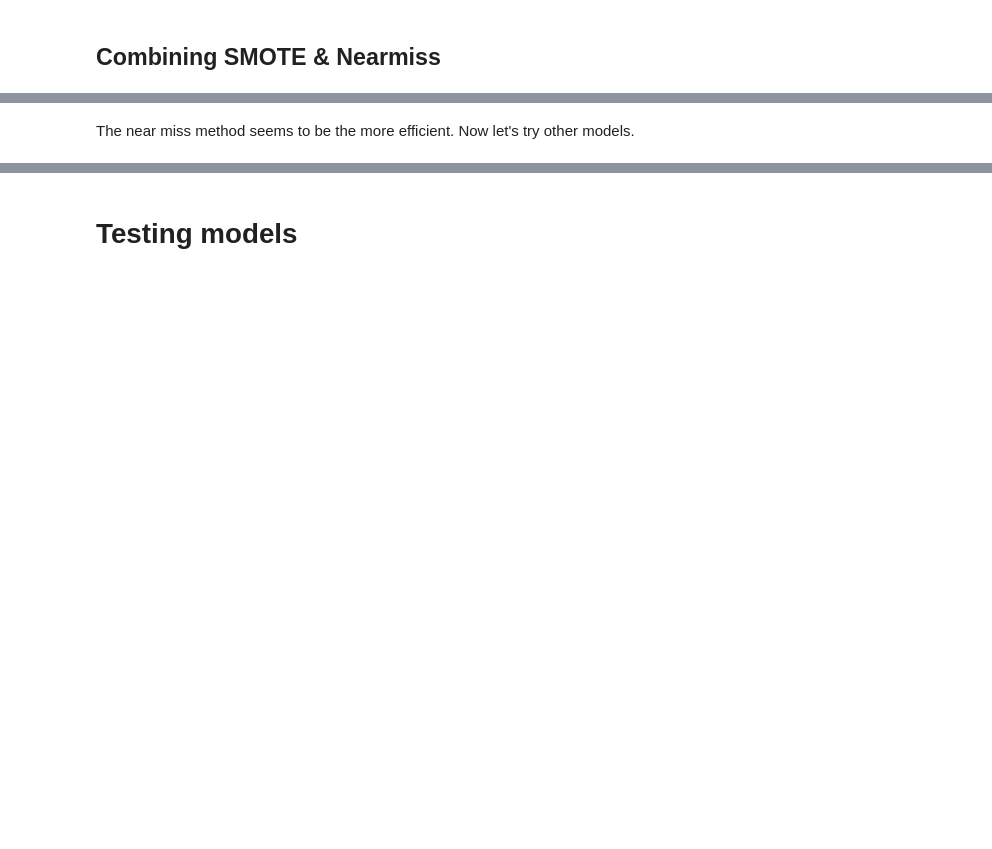
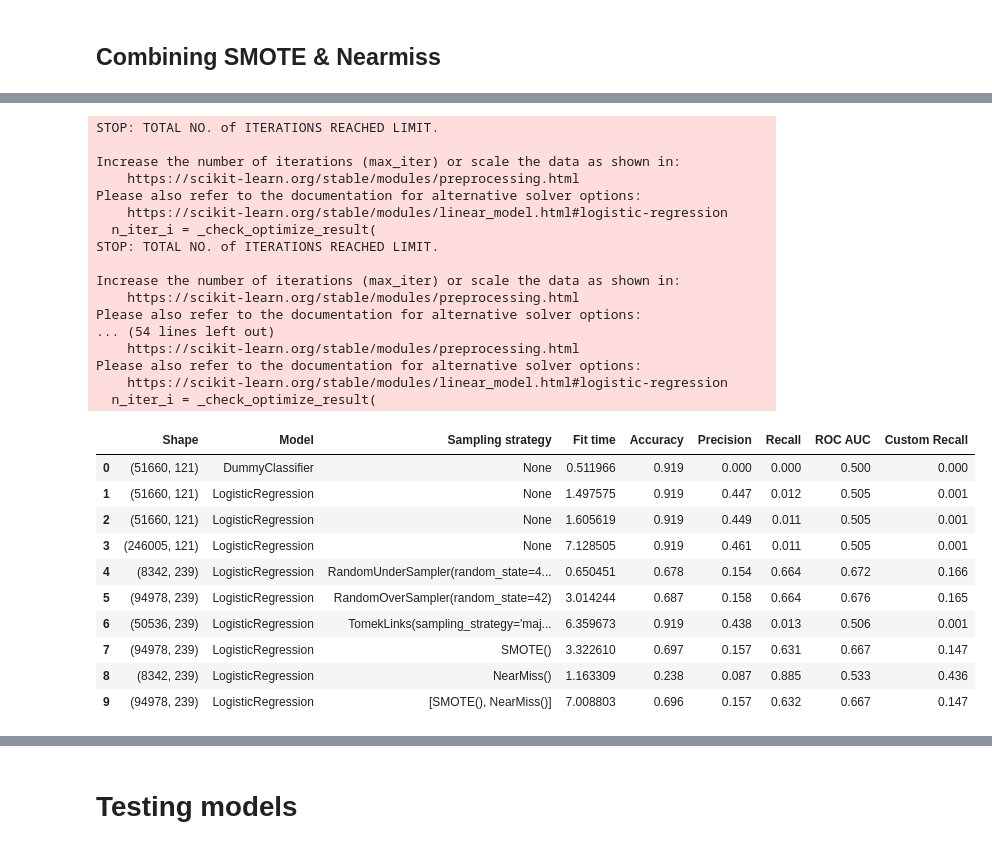
Before and after one commit to Laeti-dev/P4_Credit-Scoring-Model, a Jupyter notebook: ikusawa_laetitia_1_notebook_0824.ipynb, the cells around one changed output, grey strips where cells are left out. Cells and saved outputs as stored; diff of their text form; code cells hidden in the pictures; blank space fills up the shorter version.

```diff
--- a/ikusawa_laetitia_1_notebook_0824.ipynb
+++ b/ikusawa_laetitia_1_notebook_0824.ipynb
@@ -1121,6 +1005,0 @@ Name: count, dtype: int64
-# %%
-pipeline = Pipeline(
-    steps=[("scaler", MinMaxScaler()), ("LogisticRegression()", LogisticRegression())]
-)
-results = train_model(test_under.drop(columns=["TARGET"]), test_under["TARGET"], pipeline, results, sampling_strategy='Manual Under-sampling')
-display(results)
@@ -1196,3 +1005,0 @@ Name: count, dtype: int64
-# %%
-results = train_model(test_over.drop(columns=["TARGET"]), test_over["TARGET"], pipeline, results, sampling_strategy='Manual over-sampling')
-display(results)
@@ -1260,19 +1019,14 @@ rus = RandomUnderSampler(random_state=42, replacement=True)
 ros = RandomOverSampler(random_state=42)
 tl = TomekLinks(sampling_strategy="majority")
 smote = SMOTE()
-# smotenc = SMOTENC(categorical_features=[])
 nm = NearMiss()
 
 sampling_stategies = [rus, ros, tl, smote, nm]
 for strategy in sampling_stategies:
-    pipeline = imbPipeline(
-        steps=[
-            ("scaler", MinMaxScaler()),
-            ("sampling", strategy),
-            ("LogisticRegression", LogisticRegression()),
-        ]
+    results = cv_custom_metric(
+        LogisticRegression(), X_train_small, y_train_small, kf, df=results, sampling_strategy=strategy
     )
-    results = train_model(X_small, y_small, pipeline, results, sampling_strategy=strategy)
+
 
 display(results)
 # %% [output]
@@ -1380,13 +1060,2 @@ Please also refer to the documentation for alternative solver options:
 # %% [markdown]
 ## Combining SMOTE & Nearmiss
-# %%
-pipeline = imbPipeline(
-    steps=[
-        ("scaler", MinMaxScaler()),
-        ("os", smote),
-        ("us", nm),
-        ("LogisticRegression", LogisticRegression()),
-    ]
-)
-results = train_model(X_small, y_small, pipeline, results, sampling_strategy="SMOTE + NearMiss")
-display(results)
@@ -1449,2 +1062,39 @@ Please also refer to the documentation for alternative solver options:
-# %% [markdown]
-The near miss method seems to be the more efficient. Now let's try other models.
+# %%
+results = cv_custom_metric(
+    LogisticRegression(),
+    X_train_small,
+    y_train_small,
+    kf,
+    df=results,
+    sampling_strategy=[smote,nm],
+)
+display(results)
+# %% [output]
+STOP: TOTAL NO. of ITERATIONS REACHED LIMIT.
+
+Increase the number of iterations (max_iter) or scale the data as shown in:
+    https://scikit-learn.org/stable/modules/preprocessing.html
+Please also refer to the documentation for alternative solver options:
+    https://scikit-learn.org/stable/modules/linear_model.html#logistic-regression
+  n_iter_i = _check_optimize_result(
+STOP: TOTAL NO. of ITERATIONS REACHED LIMIT.
+
+Increase the number of iterations (max_iter) or scale the data as shown in:
+    https://scikit-learn.org/stable/modules/preprocessing.html
+Please also refer to the documentation for alternative solver options:
+... (54 lines left out)
+    https://scikit-learn.org/stable/modules/preprocessing.html
+Please also refer to the documentation for alternative solver options:
+    https://scikit-learn.org/stable/modules/linear_model.html#logistic-regression
+  n_iter_i = _check_optimize_result(
+|  | Shape | Model | Sampling strategy | Fit time | Accuracy | Precision | Recall | ROC AUC | Custom Recall |
+| 0 | (51660, 121) | DummyClassifier | None | 0.511966 | 0.919 | 0.000 | 0.000 | 0.500 | 0.000 |
+| 1 | (51660, 121) | LogisticRegression | None | 1.497575 | 0.919 | 0.447 | 0.012 | 0.505 | 0.001 |
+| 2 | (51660, 121) | LogisticRegression | None | 1.605619 | 0.919 | 0.449 | 0.011 | 0.505 | 0.001 |
+| 3 | (246005, 121) | LogisticRegression | None | 7.128505 | 0.919 | 0.461 | 0.011 | 0.505 | 0.001 |
+| 4 | (8342, 239) | LogisticRegression | RandomUnderSampler(random_state=4... | 0.650451 | 0.678 | 0.154 | 0.664 | 0.672 | 0.166 |
+| 5 | (94978, 239) | LogisticRegression | RandomOverSampler(random_state=42) | 3.014244 | 0.687 | 0.158 | 0.664 | 0.676 | 0.165 |
+| 6 | (50536, 239) | LogisticRegression | TomekLinks(sampling_strategy='maj... | 6.359673 | 0.919 | 0.438 | 0.013 | 0.506 | 0.001 |
+| 7 | (94978, 239) | LogisticRegression | SMOTE() | 3.322610 | 0.697 | 0.157 | 0.631 | 0.667 | 0.147 |
+| 8 | (8342, 239) | LogisticRegression | NearMiss() | 1.163309 | 0.238 | 0.087 | 0.885 | 0.533 | 0.436 |
+| 9 | (94978, 239) | LogisticRegression | [SMOTE(), NearMiss()] | 7.008803 | 0.696 | 0.157 | 0.632 | 0.667 | 0.147 |
```
Also changed, not shown: parts of 68 cells of this notebook.
